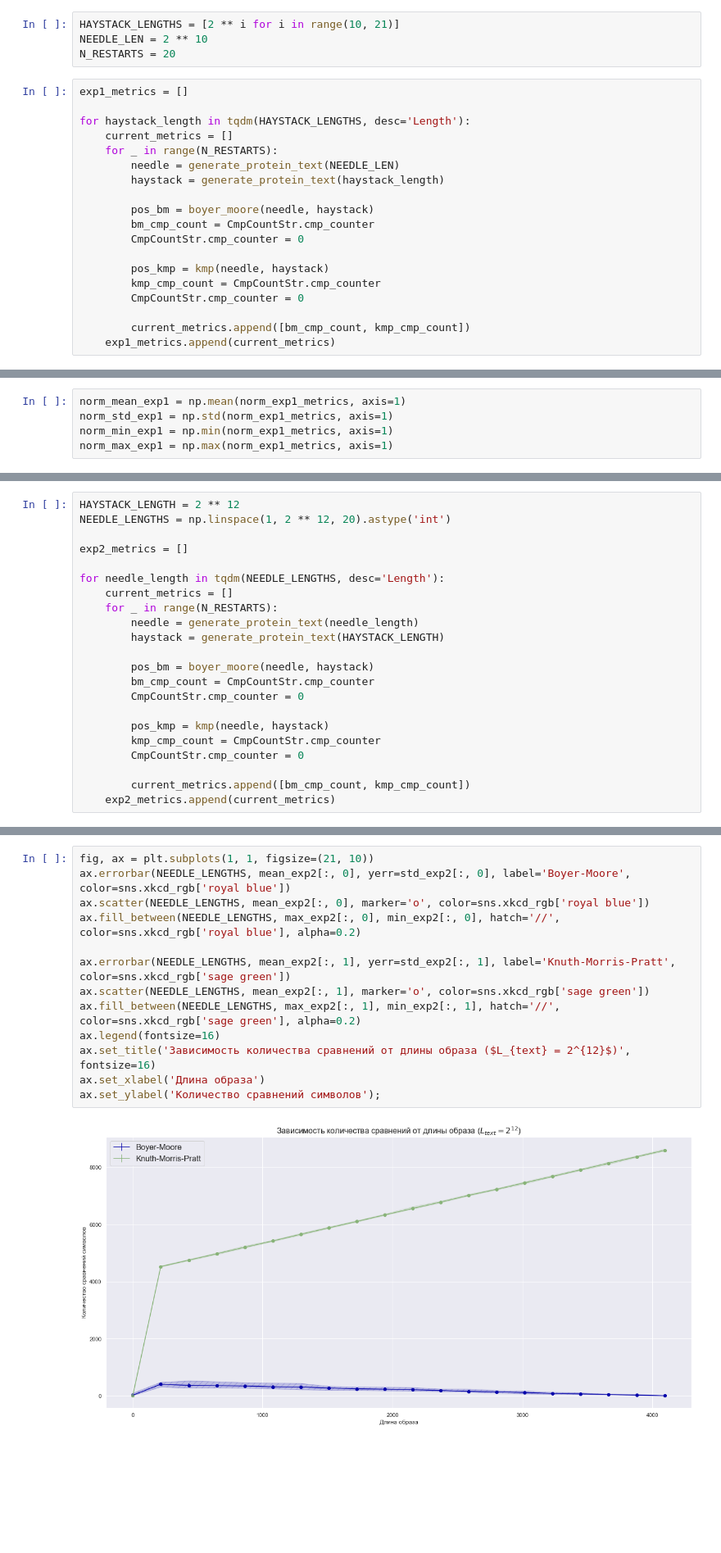
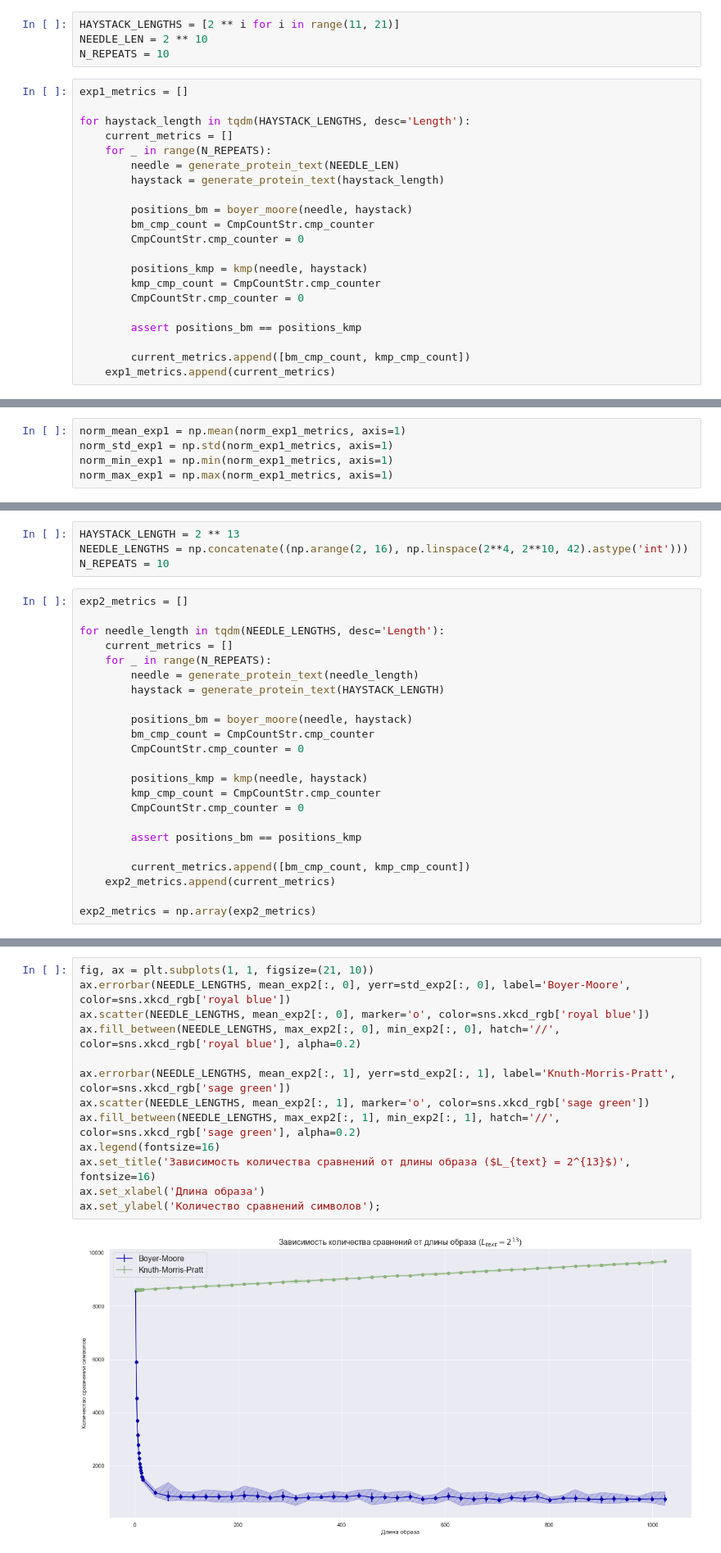
Before and after one commit to astromid/algorithms-structures-course, a Jupyter notebook: notebooks/task1.ipynb, the cells around one changed output, grey strips where cells are left out. Shown: that part at 82% size. Cells and saved outputs as stored; diff of their text form; blank space fills up the shorter version.

```diff
--- a/notebooks/task1.ipynb
+++ b/notebooks/task1.ipynb
@@ -16,26 +16,28 @@ sns.set()
 # %% [markdown]
 ## 1. Сравнение в текстах разной длины (при фиксированной длине образа = 1024 = $2^{10}$)
 # %%
-HAYSTACK_LENGTHS = [2 ** i for i in range(10, 21)]
+HAYSTACK_LENGTHS = [2 ** i for i in range(11, 21)]
 NEEDLE_LEN = 2 ** 10
-N_RESTARTS = 20
+N_REPEATS = 10
 # %%
 exp1_metrics = []
 
 for haystack_length in tqdm(HAYSTACK_LENGTHS, desc='Length'):
     current_metrics = []
-    for _ in range(N_RESTARTS):
+    for _ in range(N_REPEATS):
         needle = generate_protein_text(NEEDLE_LEN)
         haystack = generate_protein_text(haystack_length)
 
-        pos_bm = boyer_moore(needle, haystack)
+        positions_bm = boyer_moore(needle, haystack)
         bm_cmp_count = CmpCountStr.cmp_counter
         CmpCountStr.cmp_counter = 0
 
-        pos_kmp = kmp(needle, haystack)
+        positions_kmp = kmp(needle, haystack)
         kmp_cmp_count = CmpCountStr.cmp_counter
         CmpCountStr.cmp_counter = 0
 
+        assert positions_bm == positions_kmp
+
         current_metrics.append([bm_cmp_count, kmp_cmp_count])
     exp1_metrics.append(current_metrics)
 # %%
@@ -89,23 +91,28 @@ ax.set_ylabel('Количество сравнений символов / дли
+# %%
+HAYSTACK_LENGTH = 2 ** 13
+NEEDLE_LENGTHS = np.concatenate((np.arange(2, 16), np.linspace(2**4, 2**10, 42).astype('int')))
+N_REPEATS = 10
 # %%
-HAYSTACK_LENGTH = 2 ** 12
-NEEDLE_LENGTHS = np.linspace(1, 2 ** 12, 20).astype('int')
-
 exp2_metrics = []
 
 for needle_length in tqdm(NEEDLE_LENGTHS, desc='Length'):
     current_metrics = []
-    for _ in range(N_RESTARTS):
+    for _ in range(N_REPEATS):
         needle = generate_protein_text(needle_length)
         haystack = generate_protein_text(HAYSTACK_LENGTH)
 
-        pos_bm = boyer_moore(needle, haystack)
+        positions_bm = boyer_moore(needle, haystack)
         bm_cmp_count = CmpCountStr.cmp_counter
         CmpCountStr.cmp_counter = 0
 
-        pos_kmp = kmp(needle, haystack)
+        positions_kmp = kmp(needle, haystack)
         kmp_cmp_count = CmpCountStr.cmp_counter
         CmpCountStr.cmp_counter = 0
 
+        assert positions_bm == positions_kmp
+
         current_metrics.append([bm_cmp_count, kmp_cmp_count])
     exp2_metrics.append(current_metrics)
+
+exp2_metrics = np.array(exp2_metrics)
 # %%
@@ -118,18 +123,18 @@ max_exp2 = np.max(exp2_metrics, axis=1)
 # %%
 fig, ax = plt.subplots(1, 1, figsize=(21, 10))
 ax.errorbar(NEEDLE_LENGTHS, mean_exp2[:, 0], yerr=std_exp2[:, 0], label='Boyer-Moore', color=sns.xkcd_rgb['royal blue'])
 ax.scatter(NEEDLE_LENGTHS, mean_exp2[:, 0], marker='o', color=sns.xkcd_rgb['royal blue'])
 ax.fill_between(NEEDLE_LENGTHS, max_exp2[:, 0], min_exp2[:, 0], hatch='//', color=sns.xkcd_rgb['royal blue'], alpha=0.2)
 
 ax.errorbar(NEEDLE_LENGTHS, mean_exp2[:, 1], yerr=std_exp2[:, 1], label='Knuth-Morris-Pratt', color=sns.xkcd_rgb['sage green'])
 ax.scatter(NEEDLE_LENGTHS, mean_exp2[:, 1], marker='o', color=sns.xkcd_rgb['sage green'])
 ax.fill_between(NEEDLE_LENGTHS, max_exp2[:, 1], min_exp2[:, 1], hatch='//', color=sns.xkcd_rgb['sage green'], alpha=0.2)
 ax.legend(fontsize=16)
-ax.set_title('Зависимость количества сравнений от длины образа ($L_{text} = 2^{12}$)', fontsize=16)
+ax.set_title('Зависимость количества сравнений от длины образа ($L_{text} = 2^{13}$)', fontsize=16)
 ax.set_xlabel('Длина образа')
 ax.set_ylabel('Количество сравнений символов');
 # %% [output]
-[figure, old version]
+[figure, new version]
 # %%
 norm_exp2_metrics = np.zeros_like(exp2_metrics).astype('float')
 for idx, length in enumerate(NEEDLE_LENGTHS):
```
Also changed, not shown: parts of 4 cells of this notebook, 5 other files.
